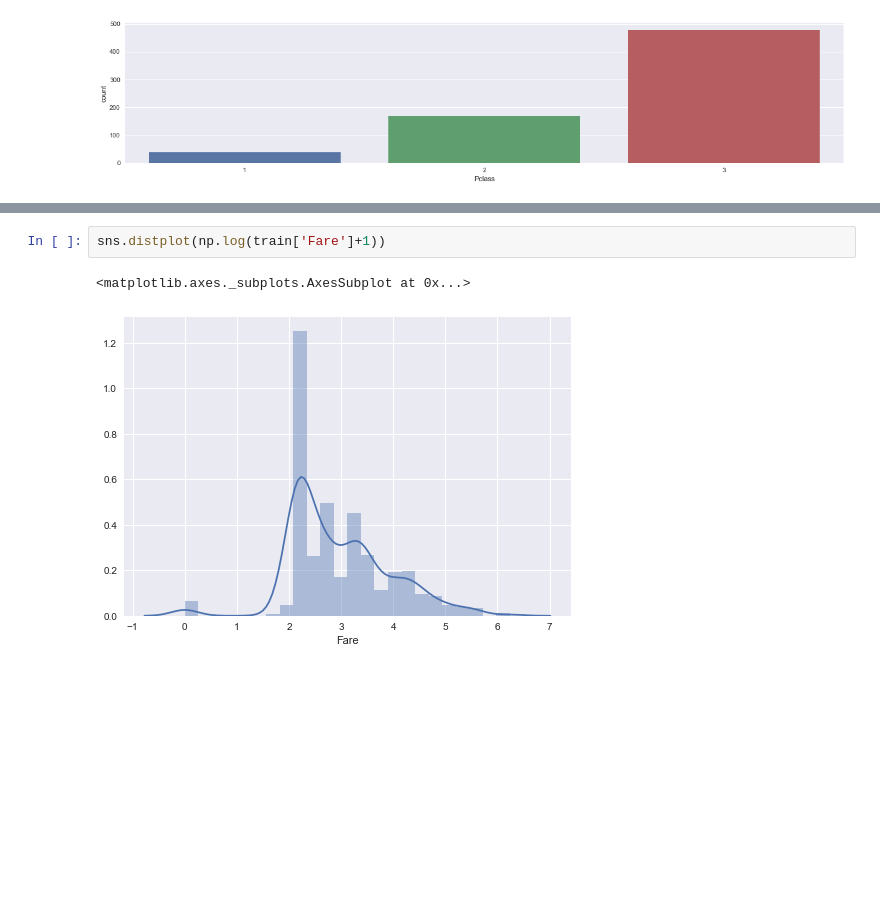
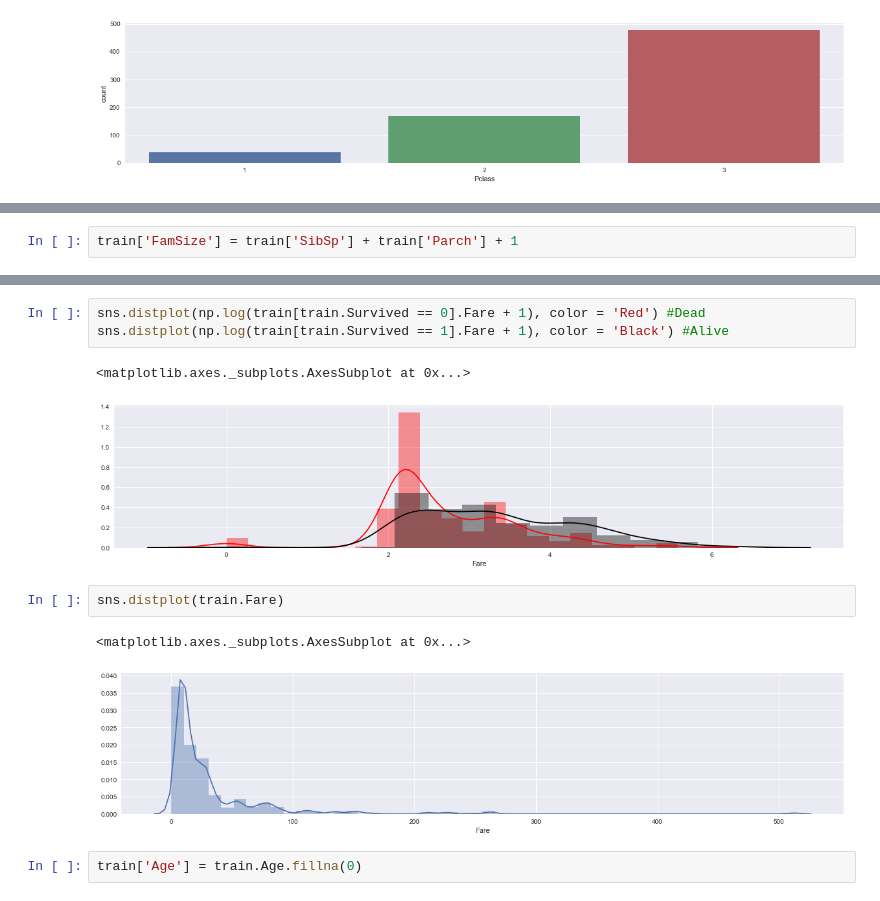
Before and after one commit to jbsolis/Titanic-Machine-Learning, a Jupyter notebook: EDA.ipynb, the cells around one changed output, grey strips where cells are left out. Saved outputs shown, nothing was run; the diff lists cells and outputs as text; blank space fills up the shorter version.

```diff
--- a/EDA.ipynb
+++ b/EDA.ipynb
@@ -217,0 +204,2 @@ sns.countplot(x = 'Pclass', data = train[train['Cabin'].isnull()])
+# %%
+train['FamSize'] = train['SibSp'] + train['Parch'] + 1
@@ -218,5 +211,13 @@ sns.countplot(x = 'Pclass', data = train[train['Cabin'].isnull()])
+# %%
+sns.distplot(np.log(train[train.Survived == 0].Fare + 1), color = 'Red') #Dead
+sns.distplot(np.log(train[train.Survived == 1].Fare + 1), color = 'Black') #Alive
+# %% [output]
+<matplotlib.axes._subplots.AxesSubplot at 0x...>
+[figure, added]
 # %%
-sns.distplot(np.log(train['Fare']+1))
+sns.distplot(train.Fare)
 # %% [output]
 <matplotlib.axes._subplots.AxesSubplot at 0x...>
-[figure, old version]
+[figure, new version]
+# %%
+train['Age'] = train.Age.fillna(0)
```
Also changed, not shown: parts of 7 cells of this notebook, 1 other file.
